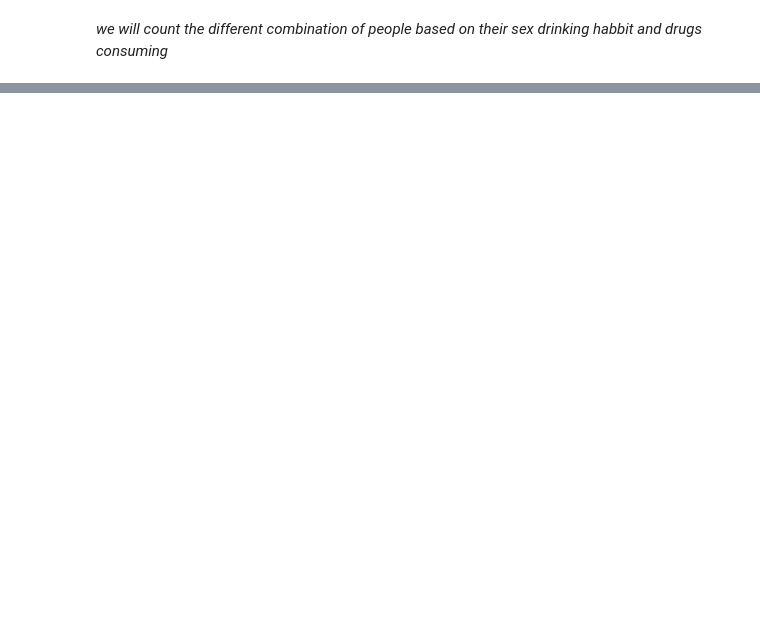
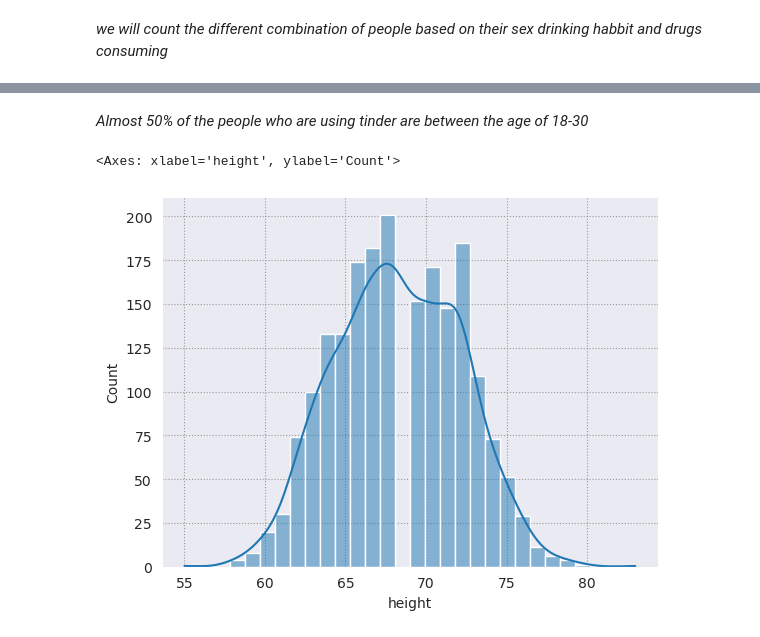
Before and after one commit to surya81/myproject, a Jupyter notebook: Tinder match making /Tinder match.ipynb, the cells around one changed output, grey strips where cells are left out. Drawn from its saved outputs; the diff is of its cells as text; code cells hidden in the pictures; blank space fills up the shorter version.

```diff
--- a/Tinder match making /Tinder match.ipynb
+++ b/Tinder match making /Tinder match.ipynb
@@ -181,0 +239,7 @@ unique_drug_counts.sort_values("drugs")
+# %% [markdown]
+*Almost 50% of the people who are using tinder are between the age of 18-30*
+# %%
+sns.histplot(tinder_df["height"],kde=True)
+# %% [output]
+<Axes: xlabel='height', ylabel='Count'>
+[figure, added]
```
Also changed, not shown: parts of 15 cells of this notebook.
